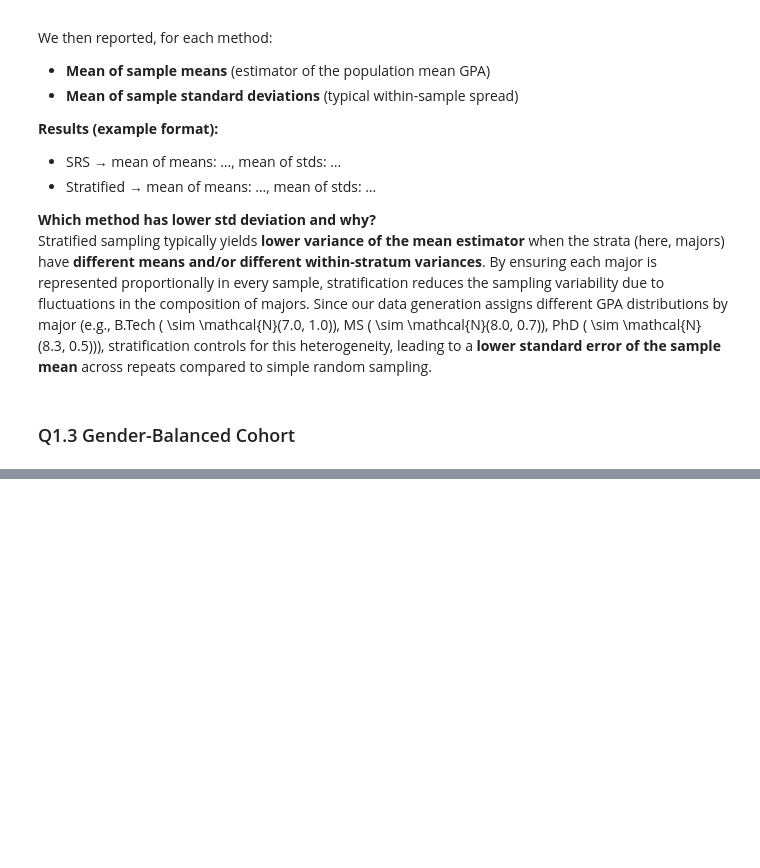
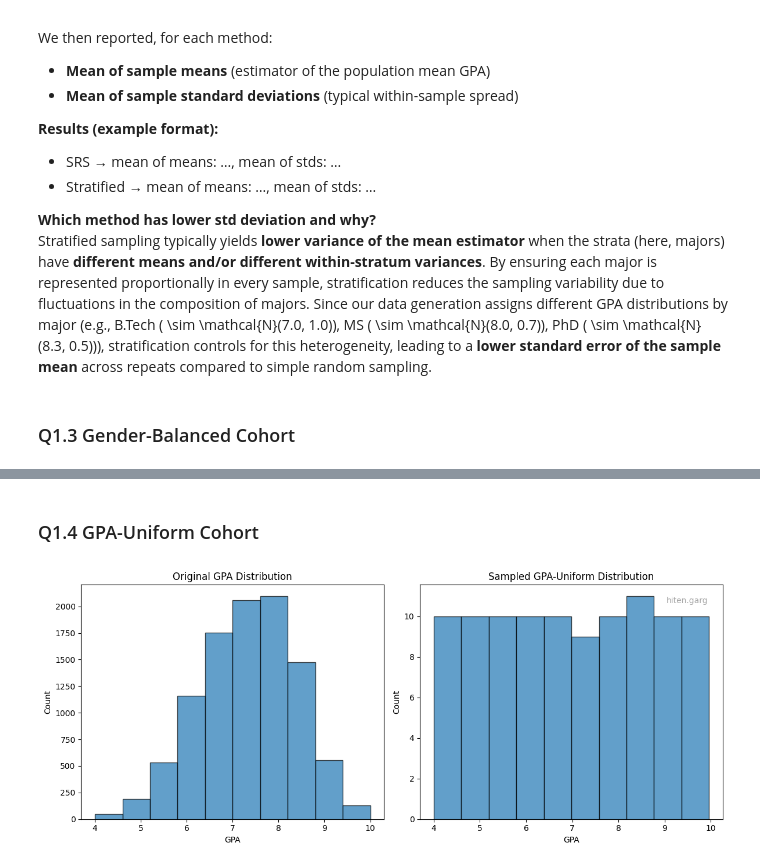
Before and after one commit to Hiten172005/assignment-1-smai, a Jupyter notebook: ass1.ipynb, the cells around one changed output, grey strips where cells are left out. Saved outputs shown, nothing was run; the diff lists cells and outputs as text; code cells hidden in the pictures; blank space fills up the shorter version.

```diff
--- a/ass1.ipynb
+++ b/ass1.ipynb
@@ -457,0 +629,74 @@ Stratified sampling typically yields **lower variance of the mean estimator** wh
+# %% [markdown]
+### Q1.4 GPA-Uniform Cohort
+# %%
+import pandas as pd
+import matplotlib.pyplot as plt
+import numpy as np
+
+def sample_gpa_uniform(self, n: int = 100, bins: int = 10) -> pd.DataFrame:
+    """
+    Using Sampling Strategy A:
+    Select n students such that GPA values are approx uniformly distributed across bins.
+    """
+    if "GPA" not in self.df.columns:
+        raise ValueError("Column 'GPA' not found in dataset.")
+
+    # Create bins
+    self.df["GPA_bin"] = pd.cut(self.df["GPA"], bins=bins, include_lowest=True)
+
+    # Expected per-bin
+    per_bin = n // bins
+    remainder = n % bins
+
+    sampled_indices = []
+    for i, (b, group) in enumerate(self.df.groupby("GPA_bin", observed=True)):
+        # Decide how many to sample from this bin
+        take = per_bin + (1 if i < remainder else 0)
+        if len(group) >= take:
+            idx = self.rng.choice(group.index, size=take, replace=False)
+        else:
+            # Not enough students in this bin → sample with replacement
+            idx = self.rng.choice(group.index, size=take, replace=True)
+        sampled_indices.extend(idx)
+
+    sampled_df = self.df.loc[sampled_indices].copy()
+    sampled_df.drop(columns=["GPA_bin"], inplace=True)
+    return sampled_df
+
+
+def plot_gpa_histogram_comparison(self, sampled_df: pd.DataFrame) -> None:
+    """
+    Plot GPA histogram of original vs sampled dataset (side by side).
+    """
+    plt.figure(figsize=(12, 5))
+
+    # Original
+    plt.subplot(1, 2, 1)
+    plt.hist(self.df["GPA"], bins=10, alpha=0.7, edgecolor="black")
+    plt.xlabel("GPA")
+    plt.ylabel("Count")
+    plt.title("Original GPA Distribution")
+
+    # Sampled
+    plt.subplot(1, 2, 2)
+    plt.hist(sampled_df["GPA"], bins=10, alpha=0.7, edgecolor="black")
+    plt.xlabel("GPA")
+    plt.ylabel("Count")
+    plt.title("Sampled GPA-Uniform Distribution")
+
+    add_username_watermark()
+    plt.tight_layout()
+    plt.show()
+
+
+# Attach methods to class
+StudentDataset.sample_gpa_uniform = sample_gpa_uniform
+StudentDataset.plot_gpa_histogram_comparison = plot_gpa_histogram_comparison
+
+# Sample with uniform GPA distribution
+sampled = dataset.sample_gpa_uniform(n=100, bins=10)
+
+# Plot comparison
+dataset.plot_gpa_histogram_comparison(sampled)
+# %% [output]
+[figure, added]
```
Also changed, not shown: parts of 8 cells of this notebook.
